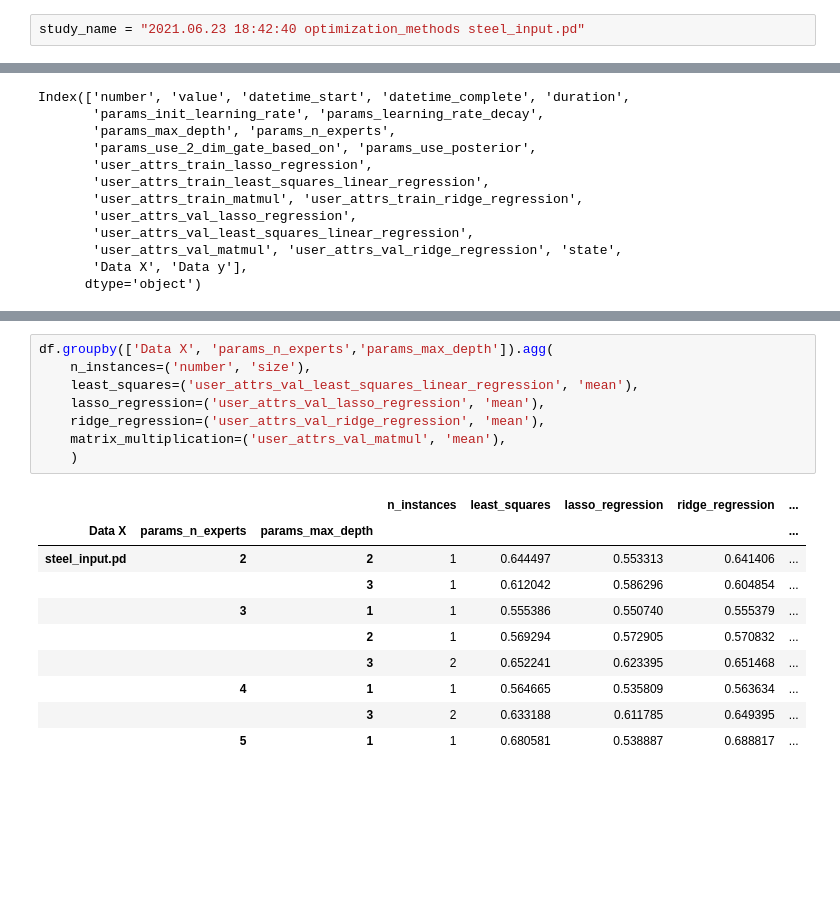
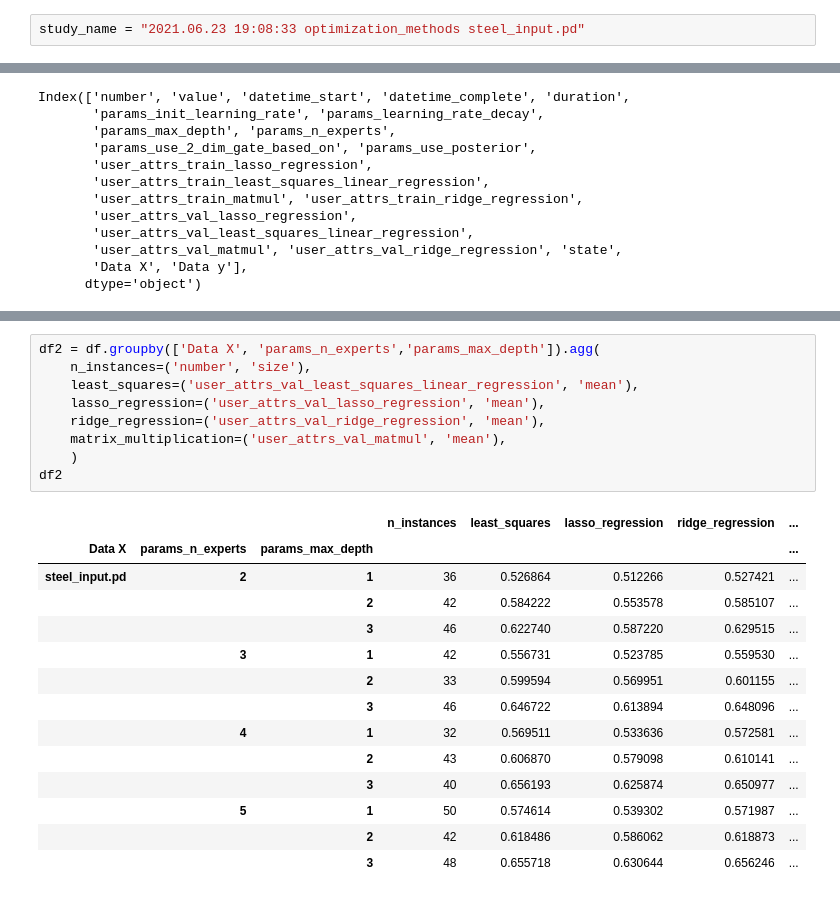
Before and after one commit to simsal0r/mixture-of-decision-trees, a Jupyter notebook: benchmarks/analysis_optimization_m_step.ipynb, the cells around one changed output, grey strips where cells are left out. Saved outputs shown, nothing was run; the diff lists cells and outputs as text; blank space fills up the shorter version.

Commit message:
Benchmark m_step optimization methods on steel in 500 runs; random hyperparameters

```diff
--- a/benchmarks/analysis_optimization_m_step.ipynb
+++ b/benchmarks/analysis_optimization_m_step.ipynb
@@ -5,7 +5,7 @@ import optuna
 # %%
 storage = "sqlite:///optuna_results_optimization_methods.sqlite3"
 # %%
-study_name = "2021.06.23 18:42:40 optimization_methods steel_input.pd"
+study_name = "2021.06.23 19:08:33 optimization_methods steel_input.pd"
 # %%
 
 loaded_study = optuna.load_study(study_name=study_name, storage=storage)
@@ -45,19 +100,24 @@ df.groupby(['Data X', 'params_n_experts','params_max_depth']).mean()
 # %%
-df.groupby(['Data X', 'params_n_experts','params_max_depth']).agg(
+df2 = df.groupby(['Data X', 'params_n_experts','params_max_depth']).agg(
     n_instances=('number', 'size'),
     least_squares=('user_attrs_val_least_squares_linear_regression', 'mean'),
     lasso_regression=('user_attrs_val_lasso_regression', 'mean'),
     ridge_regression=('user_attrs_val_ridge_regression', 'mean'),
     matrix_multiplication=('user_attrs_val_matmul', 'mean'),
     )
+df2
 # %% [output]
 |  |  |  | n_instances | least_squares | lasso_regression | ridge_regression | ... |
 | Data X | params_n_experts | params_max_depth |  |  |  |  | ... |
-| steel_input.pd | 2 | 2 | 1 | 0.644497 | 0.553313 | 0.641406 | ... |
-|  |  | 3 | 1 | 0.612042 | 0.586296 | 0.604854 | ... |
-|  | 3 | 1 | 1 | 0.555386 | 0.550740 | 0.555379 | ... |
-|  |  | 2 | 1 | 0.569294 | 0.572905 | 0.570832 | ... |
-|  |  | 3 | 2 | 0.652241 | 0.623395 | 0.651468 | ... |
-|  | 4 | 1 | 1 | 0.564665 | 0.535809 | 0.563634 | ... |
-|  |  | 3 | 2 | 0.633188 | 0.611785 | 0.649395 | ... |
-|  | 5 | 1 | 1 | 0.680581 | 0.538887 | 0.688817 | ... |
+| steel_input.pd | 2 | 1 | 36 | 0.526864 | 0.512266 | 0.527421 | ... |
+|  |  | 2 | 42 | 0.584222 | 0.553578 | 0.585107 | ... |
+|  |  | 3 | 46 | 0.622740 | 0.587220 | 0.629515 | ... |
+|  | 3 | 1 | 42 | 0.556731 | 0.523785 | 0.559530 | ... |
+|  |  | 2 | 33 | 0.599594 | 0.569951 | 0.601155 | ... |
+|  |  | 3 | 46 | 0.646722 | 0.613894 | 0.648096 | ... |
+|  | 4 | 1 | 32 | 0.569511 | 0.533636 | 0.572581 | ... |
+|  |  | 2 | 43 | 0.606870 | 0.579098 | 0.610141 | ... |
+|  |  | 3 | 40 | 0.656193 | 0.625874 | 0.650977 | ... |
+|  | 5 | 1 | 50 | 0.574614 | 0.539302 | 0.571987 | ... |
+|  |  | 2 | 42 | 0.618486 | 0.586062 | 0.618873 | ... |
+|  |  | 3 | 48 | 0.655718 | 0.630644 | 0.656246 | ... |
```
Also changed, not shown: parts of 13 cells of this notebook, 2 other files.
